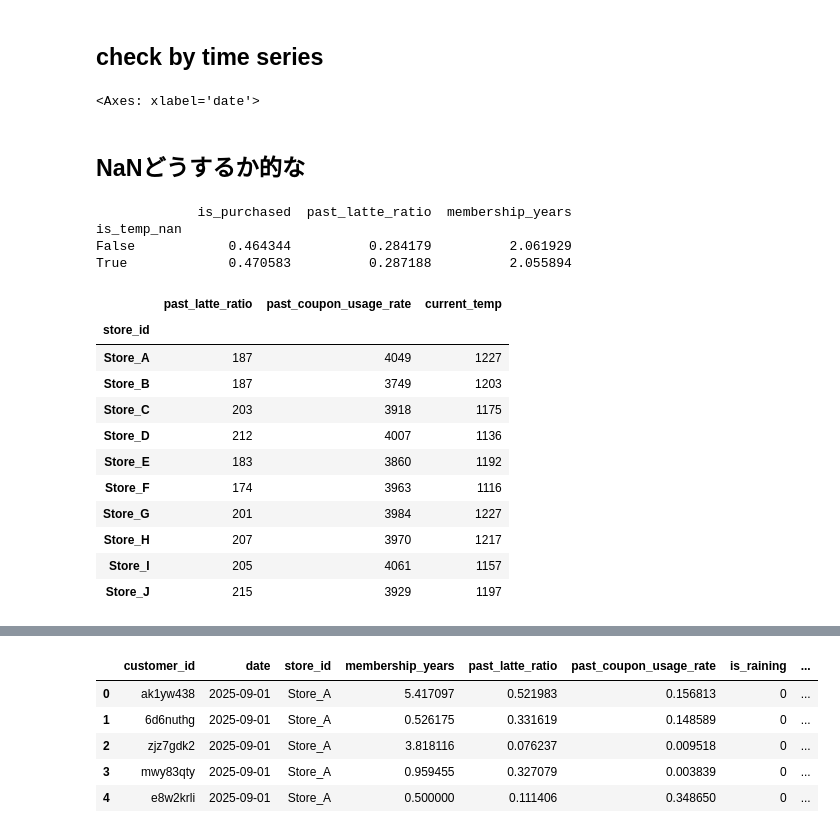
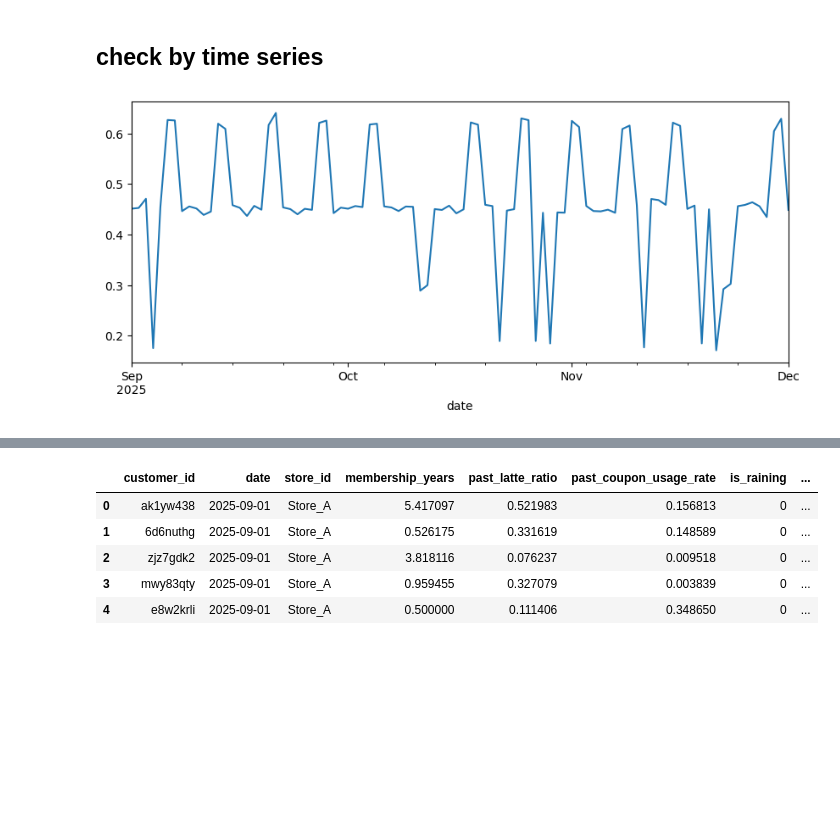
Before and after one commit to sasasakaz/machine_learning, a Jupyter notebook: class_prediction_old.ipynb, the cells around one changed output, grey strips where cells are left out. Saved outputs shown, nothing was run; the diff lists cells and outputs as text; code cells hidden in the pictures; blank space fills up the shorter version.

```diff
--- a/template_class_prediction.ipynb
+++ b/class_prediction_old.ipynb
@@ -1017,58 +1426,13 @@ df1.groupby('store_id')['is_raining'].describe(percentiles=[.25, .5, .75, .9, .9
 ## check by time series
 # %%
 # 3. 時系列の「ヨコ」と「タテ」の確認
-# 10日間あるから、日が経つにつれて傾向が変わっていないか見る。
+# 日が経つにつれて傾向が変わっていないか見る。
 
 # 日別の購入率推移
+plt.figure(figsize=(10, 4))
 df1.groupby('date')['is_purchased'].mean().plot(kind='line')
+plt.show()
 
 # 気温の変化や週末フラグが、ちゃんと購入率の波を作っているか確認。これがガタガタだと、時系列バリデーションが難しくなるから。
 # %% [output]
-<Axes: xlabel='date'>
+[figure, added]
-# %% [markdown]
-## NaNどうするか的な
-# %%
-# 1. 欠損有無のフラグを作成
-df1['is_temp_nan'] = df1['current_temp'].isna()
-
-# 2. フラグで集計して、購入率や他の特徴量を比較
-nan_analysis = df1.groupby('is_temp_nan')[['is_purchased', 'past_latte_ratio', 'membership_years']].mean()
-print(nan_analysis)
-
-
-# このチェックが TabPFN / LGBM にどう活きるか
-
-# TabPFNの場合:
-# TabPFNは「欠損であること」を一つの情報としてそのまま食べてくれるから、この連鎖が強くてもわりと賢く判定してくれる。
-
-# LGBMの場合:
-# 「欠損は平均値で埋めよう」と安易に考えると、この「購入率が低い」という重要なシグナルを消しちゃうことになる。だから、「欠損フラグ列を自作してモデルに入れる」といった工夫が必要だって判断しやすい。
-# %% [output]
-             is_purchased  past_latte_ratio  membership_years
-is_temp_nan
-False            0.464344          0.284179          2.061929
-True             0.470583          0.287188          2.055894
-# %%
-# 4. 欠損値（NaN）の「出方」のクセ
-# ただの欠損じゃなくて、「特定の店舗だけ欠損している」みたいなパターンがないか見る。
-# このサンプルデータではランダムにNaNを作っている。が、現実には例えばStore_Aのだけ欠損してる的なことがありがちなため。
-
-# 欠損があるかどうかを先に判定してから、店舗ごとに合計する
-# 1. まず店舗別の欠損数を算出
-store_null_counts = df1.isnull().groupby(df1['store_id']).sum()
-
-# 2. 全行（全店舗）の合計が 0 より大きいカラム（＝欠損が存在するカラム）だけに絞り込む
-store_null_counts.loc[:, store_null_counts.sum() > 0]
-# %% [output]
-|  | past_latte_ratio | past_coupon_usage_rate | current_temp |
-| store_id |  |  |  |
-| Store_A | 187 | 4049 | 1227 |
-| Store_B | 187 | 3749 | 1203 |
-| Store_C | 203 | 3918 | 1175 |
-| Store_D | 212 | 4007 | 1136 |
-| Store_E | 183 | 3860 | 1192 |
-| Store_F | 174 | 3963 | 1116 |
-| Store_G | 201 | 3984 | 1227 |
-| Store_H | 207 | 3970 | 1217 |
-| Store_I | 205 | 4061 | 1157 |
-| Store_J | 215 | 3929 | 1197 |
```
Also changed, not shown: parts of 94 cells of this notebook, 1 other file.
